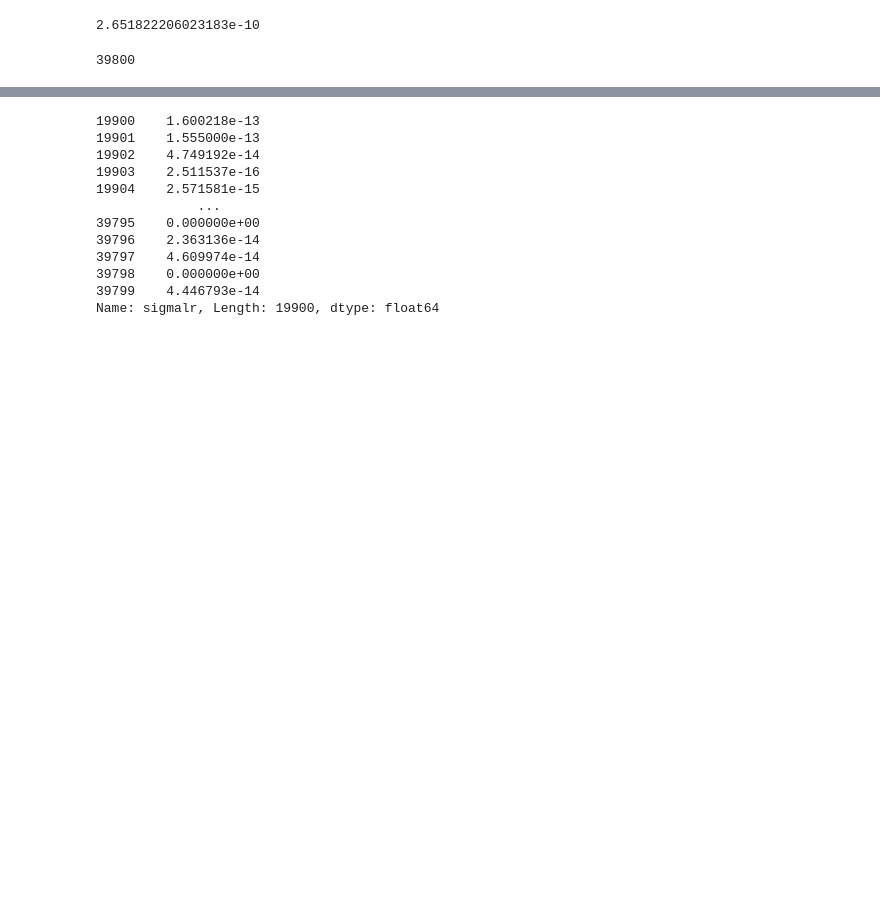
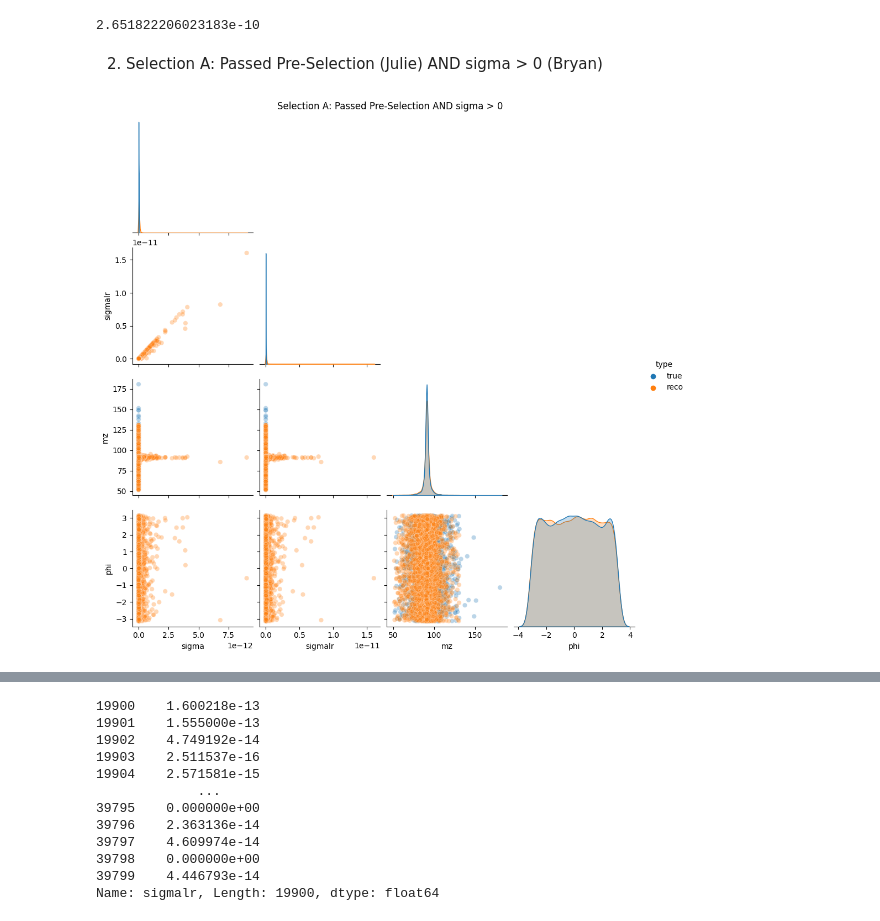
Before and after one commit to ILDAnaSoft/ZHH, a Jupyter notebook: view.ipynb, the cells around one changed output, grey strips where cells are left out. Cells and saved outputs as stored; diff of their text form; code cells hidden in the pictures; blank space fills up the shorter version.

```diff
--- a/view.ipynb
+++ b/view.ipynb
@@ -265,7 +277,13 @@ np.average(data_split[data_split["type"] == "true"]["sigmalr"])
 np.average(data_split[data_split["type"] == "reco"]["sigmalr"])
 # %% [output]
 2.651822206023183e-10
-# %%
-len(data_split)
-# %% [output]
-39800
+# %% [markdown]
+2. Selection A: Passed Pre-Selection (Julie) AND sigma > 0 (Bryan)
+# %%
+title = "Selection A: Passed Pre-Selection AND sigma > 0"
+file_prefix = "2_selection_a_passed_presel"
+data_current = data[(data["passed_preselection"] == 1) & (data["true_sigma"] > 0) & (data["reco_sigma"] > 0)]
+# %%
+plot_pplot(title, file_prefix, split_event_tree(data_current))
+# %% [output]
+[figure, added]
```
Also changed, not shown: parts of 26 cells of this notebook.
